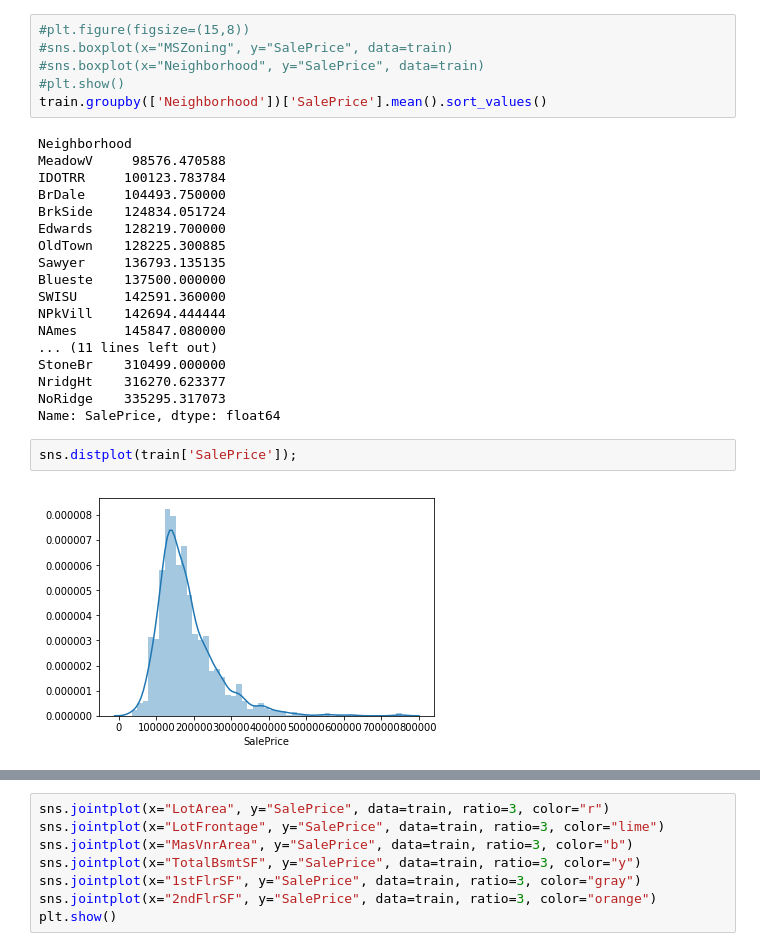
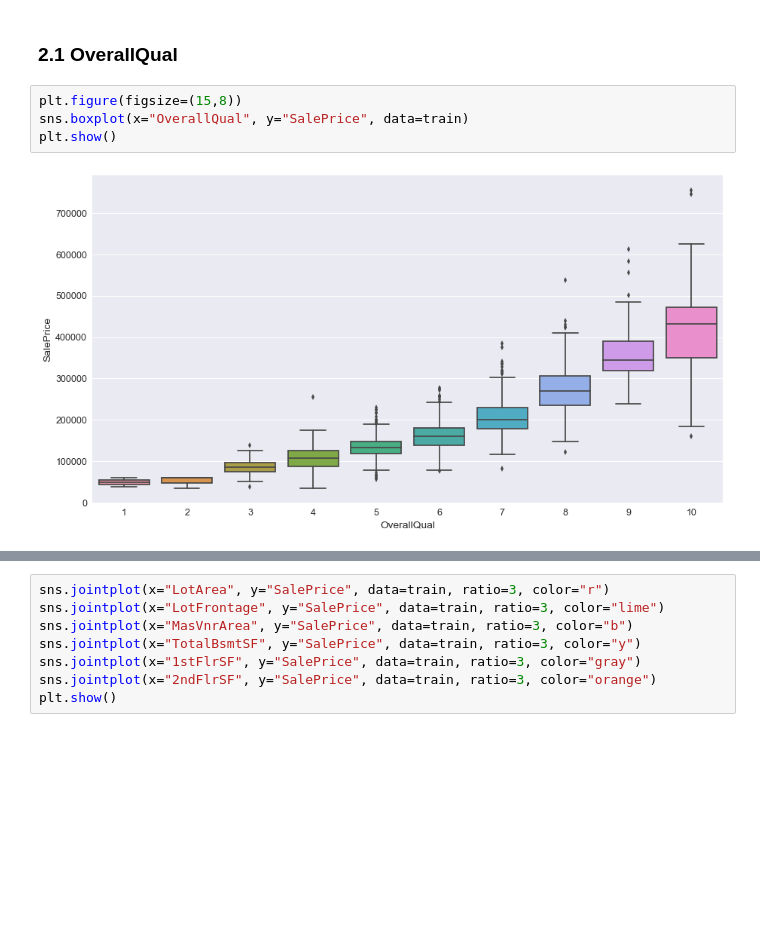
Before and after one commit to raphaelmendes18/kaggle-competitions, a Jupyter notebook: House Prices/src/kernel.ipynb, the cells around one changed output, grey strips where cells are left out. Saved outputs shown, nothing was run; the diff lists cells and outputs as text; blank space fills up the shorter version.

```diff
--- a/House Prices/src/kernel.ipynb
+++ b/House Prices/src/kernel.ipynb
@@ -29,28 +66,8 @@ memory usage: 924.0+ KB
+# %% [markdown]
+### 2.1 OverallQual
 # %%
-#plt.figure(figsize=(15,8))
-#sns.boxplot(x="MSZoning", y="SalePrice", data=train)
-#sns.boxplot(x="Neighborhood", y="SalePrice", data=train)
-#plt.show()
-train.groupby(['Neighborhood'])['SalePrice'].mean().sort_values()
+plt.figure(figsize=(15,8))
+sns.boxplot(x="OverallQual", y="SalePrice", data=train)
+plt.show()
 # %% [output]
-Neighborhood
-MeadowV     98576.470588
-IDOTRR     100123.783784
-BrDale     104493.750000
-BrkSide    124834.051724
-Edwards    128219.700000
-OldTown    128225.300885
-Sawyer     136793.135135
-Blueste    137500.000000
-SWISU      142591.360000
-NPkVill    142694.444444
-NAmes      145847.080000
-... (11 lines left out)
-StoneBr    310499.000000
-NridgHt    316270.623377
-NoRidge    335295.317073
-Name: SalePrice, dtype: float64
+[figure, added]
-# %%
-sns.distplot(train['SalePrice']);
-# %% [output]
-[figure, removed]
```
Also changed, not shown: parts of 10 cells of this notebook.
